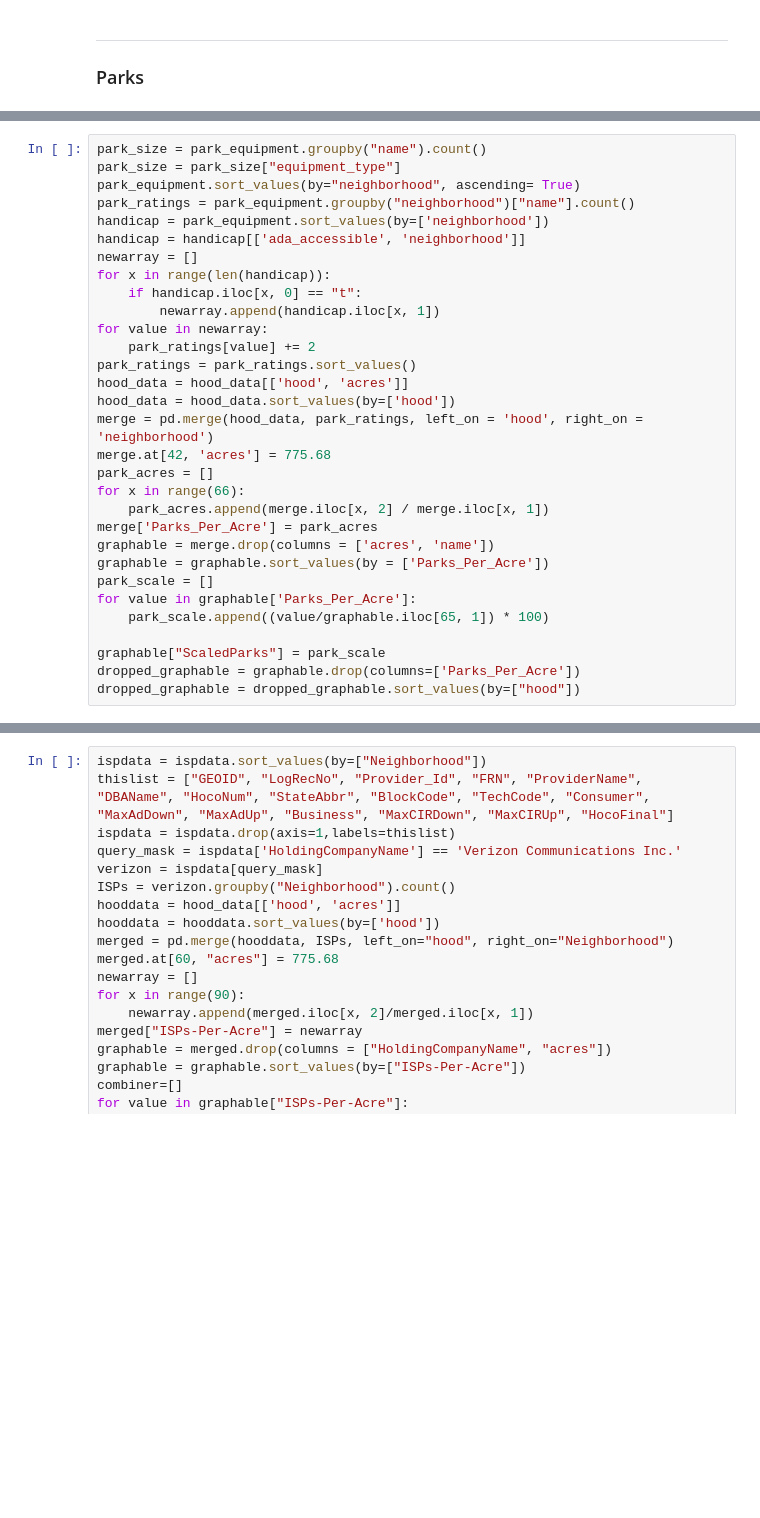
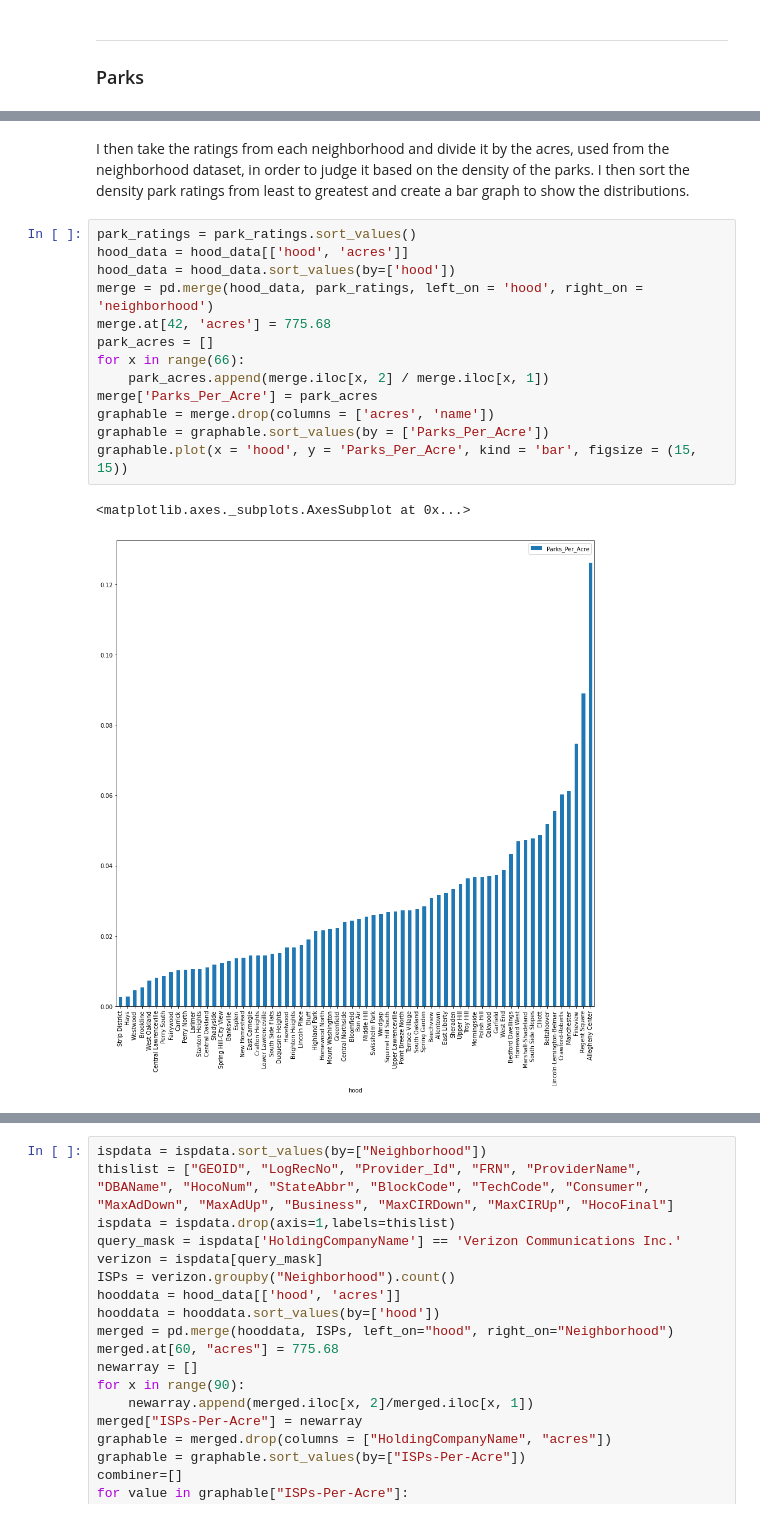
Before and after one commit to durigon-sam/Final-Project, a Jupyter notebook: Final.ipynb, the cells around one changed output, grey strips where cells are left out. Saved outputs shown, nothing was run; the diff lists cells and outputs as text; blank space fills up the shorter version.

```diff
--- a/Final.ipynb
+++ b/Final.ipynb
@@ -102,31 +118,18 @@ total_map.plot(column='signsPerAcre',cmap='Reds',edgecolor="white",legend=True,l
+# %% [markdown]
+I then take the ratings from each neighborhood and divide it by the acres, used from the neighborhood dataset, in order to judge it based on the density of the parks. I then sort the density park ratings from least to greatest and create a bar graph to show the distributions.
 # %%
-park_size = park_equipment.groupby("name").count()
-park_size = park_size["equipment_type"]
-park_equipment.sort_values(by="neighborhood", ascending= True)
-park_ratings = park_equipment.groupby("neighborhood")["name"].count()
-handicap = park_equipment.sort_values(by=['neighborhood'])
-handicap = handicap[['ada_accessible', 'neighborhood']]
-newarray = []
-for x in range(len(handicap)):
-    if handicap.iloc[x, 0] == "t":
-        newarray.append(handicap.iloc[x, 1])
-for value in newarray:
-    park_ratings[value] += 2
 park_ratings = park_ratings.sort_values()
 hood_data = hood_data[['hood', 'acres']]
 hood_data = hood_data.sort_values(by=['hood'])
 merge = pd.merge(hood_data, park_ratings, left_on = 'hood', right_on = 'neighborhood')
 merge.at[42, 'acres'] = 775.68
 park_acres = []
 for x in range(66):
     park_acres.append(merge.iloc[x, 2] / merge.iloc[x, 1])
 merge['Parks_Per_Acre'] = park_acres
 graphable = merge.drop(columns = ['acres', 'name'])
 graphable = graphable.sort_values(by = ['Parks_Per_Acre'])
-park_scale = []
-for value in graphable['Parks_Per_Acre']:
-    park_scale.append((value/graphable.iloc[65, 1]) * 100)
-
-graphable["ScaledParks"] = park_scale
-dropped_graphable = graphable.drop(columns=['Parks_Per_Acre'])
-dropped_graphable = dropped_graphable.sort_values(by=["hood"])
+graphable.plot(x = 'hood', y = 'Parks_Per_Acre', kind = 'bar', figsize = (15, 15))
+# %% [output]
+<matplotlib.axes._subplots.AxesSubplot at 0x...>
+[figure, added]
```
Also changed, not shown: parts of 8 cells of this notebook.
